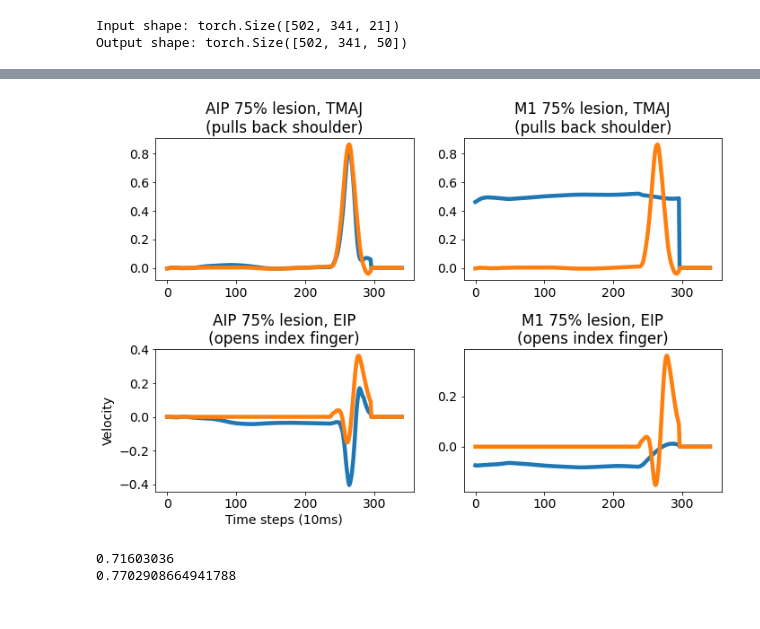
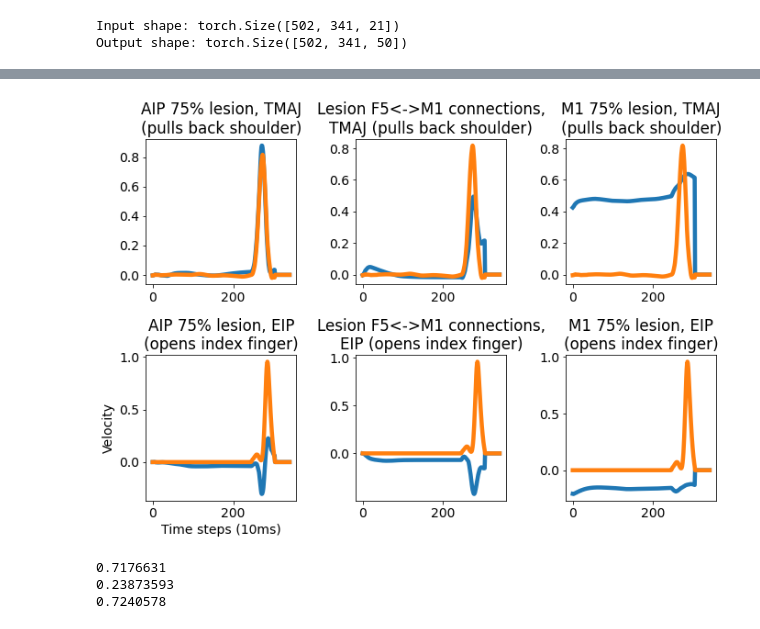
Before and after one commit to mmattb/coproc-poc, a Jupyter notebook: analyze_lesions.ipynb, the cells around one changed output, grey strips where cells are left out. Saved outputs shown, nothing was run; the diff lists cells and outputs as text; code cells hidden in the pictures.

```diff
--- a/analyze_lesions.ipynb
+++ b/analyze_lesions.ipynb
@@ -103,47 +100,75 @@ for tidx in range(trial_len):
     mike_out = mike(mike_in)
     pred_out_lesion_aip[:, tidx, :] = mike_out
 pred_out_lesion_aip = utils.trunc_to_trial_end(pred_out_lesion_aip, trial_end)
 
+# F5 <-> M1 connections
+connections = [
+    # No F5->M1
+    (1, 2, 0, 1),
+    # No M1->F5
+    (0, 1, 1, 2),
+]
+mike.reset_hidden()
+lesion_instance = lesion.LesionConnectionsByIdxs(100, connections, cuda=CUDA)
+mike.set_lesion(lesion_instance)
+
+pred_out_lesion_con = torch.empty(batch_size, trial_len, out_dim)
+if CUDA:
+    pred_out_lesion_con = pred_out_lesion_con.cuda(CUDA)
+for tidx in range(trial_len):
+    mike_in = din[:, tidx, :].T
+    mike_out = mike(mike_in)
+    pred_out_lesion_con[:, tidx, :] = mike_out
+pred_out_lesion_con = utils.trunc_to_trial_end(pred_out_lesion_con, trial_end)
 
 # M1
 mike.reset_hidden()
 lesion_instance = lesion.LesionOutputs(100, 'M1', 0.75, cuda=CUDA)
 mike.set_lesion(lesion_instance)
 
 pred_out_lesion_m1 = torch.empty(batch_size, trial_len, out_dim)
 if CUDA:
     pred_out_lesion_m1 = pred_out_lesion_m1.cuda(CUDA)
 for tidx in range(trial_len):
     mike_in = din[:, tidx, :].T
     mike_out = mike(mike_in)
     pred_out_lesion_m1[:, tidx, :] = mike_out
 pred_out_lesion_m1 = utils.trunc_to_trial_end(pred_out_lesion_m1, trial_end)
 
+
 # Graph it
-fig,axs = plt.subplots(2,2, figsize=(10, 7))
-axs[0,0].plot(pred_out_lesion_aip[bidx,:,7].cpu().detach().numpy(), linewidth=4.5)
-axs[0,0].plot(preds[bidx, :, 7].cpu().detach().numpy(), linewidth=4.5)
-axs[0,0].set_title("AIP 75% lesion, TMAJ\n(pulls back shoulder)")
-axs[1,0].plot(pred_out_lesion_aip[bidx,:,45].cpu().detach().numpy(), linewidth=4.5)
-axs[1,0].plot(dout[bidx, :, 45].cpu().detach().numpy(), linewidth=4.5)
-axs[1,0].set_title("AIP 75% lesion, EIP\n(opens index finger)")
+fig,axs = plt.subplots(2,3, figsize=(10, 7))
+axs[0, 0].plot(pred_out_lesion_aip[bidx,:,7].cpu().detach().numpy(), linewidth=4.5)
+axs[0, 0].plot(preds[bidx, :, 7].cpu().detach().numpy(), linewidth=4.5)
+axs[0, 0].set_title("AIP 75% lesion, TMAJ\n(pulls back shoulder)")
+axs[1, 0].plot(pred_out_lesion_aip[bidx,:,45].cpu().detach().numpy(), linewidth=4.5)
+axs[1, 0].plot(dout[bidx, :, 45].cpu().detach().numpy(), linewidth=4.5)
+axs[1, 0].set_title("AIP 75% lesion, EIP\n(opens index finger)")
 axs[1, 0].set_xlabel("Time steps (10ms)")
 axs[1, 0].set_ylabel("Velocity")
 
-axs[0,1].plot(pred_out_lesion_m1[bidx,:,7].cpu().detach().numpy(), linewidth=4.5)
-axs[0,1].plot(preds[bidx, :, 7].cpu().detach().numpy(), linewidth=4.5)
-axs[0,1].set_title("M1 75% lesion, TMAJ\n(pulls back shoulder)")
-axs[1,1].plot(pred_out_lesion_m1[bidx,:,45].cpu().detach().numpy(), linewidth=4.5)
-axs[1,1].plot(dout[bidx, :, 45].cpu().detach().numpy(), linewidth=4.5)
-axs[1,1].set_title("M1 75% lesion, EIP\n(opens index finger)")
+axs[0, 1].plot(pred_out_lesion_con[bidx,:,7].cpu().detach().numpy(), linewidth=4.5)
+axs[0, 1].plot(preds[bidx, :, 7].cpu().detach().numpy(), linewidth=4.5)
+axs[0, 1].set_title("Lesion F5<->M1 connections,\nTMAJ (pulls back shoulder)")
+axs[1, 1].plot(pred_out_lesion_con[bidx,:,45].cpu().detach().numpy(), linewidth=4.5)
+axs[1, 1].plot(dout[bidx, :, 45].cpu().detach().numpy(), linewidth=4.5)
+axs[1, 1].set_title("Lesion F5<->M1 connections,\nEIP (opens index finger)")
+
+axs[0, 2].plot(pred_out_lesion_m1[bidx,:,7].cpu().detach().numpy(), linewidth=4.5)
+axs[0, 2].plot(preds[bidx, :, 7].cpu().detach().numpy(), linewidth=4.5)
+axs[0, 2].set_title("M1 75% lesion, TMAJ\n(pulls back shoulder)")
+axs[1, 2].plot(pred_out_lesion_m1[bidx,:,45].cpu().detach().numpy(), linewidth=4.5)
+axs[1, 2].plot(dout[bidx, :, 45].cpu().detach().numpy(), linewidth=4.5)
+axs[1, 2].set_title("M1 75% lesion, EIP\n(opens index finger)")
+
 
 mike.set_lesion(None)
 
 fig.tight_layout()
 plt.savefig('paper/figs/lesion_trajs.pdf', format='pdf', dpi=150)
 plt.show()
 # %% [output]
-[figure, old version]
+[figure, new version]
 # %%
 # Analyze hand vs reach losses
 
@@ -163,10 +192,12 @@ hand_pct_aip = (losses_aip_hand / (losses_aip_hand + losses_aip_other))
 hand_pct_m1 = (losses_m1_hand / (losses_m1_hand + losses_m1_other))
 # %%
 print(hand_pct_aip)
-print(1-hand_pct_m1)
+print(hand_pct_m1)
+print(hand_pct_con)
 # %% [output]
-0.71603036
-0.7702908664941788
+0.7176631
+0.23873593
+0.7240578
 # %%
 
 plt.rc('font', size=18)
```
Also changed, not shown: parts of 4 cells of this notebook, 11 other files.
